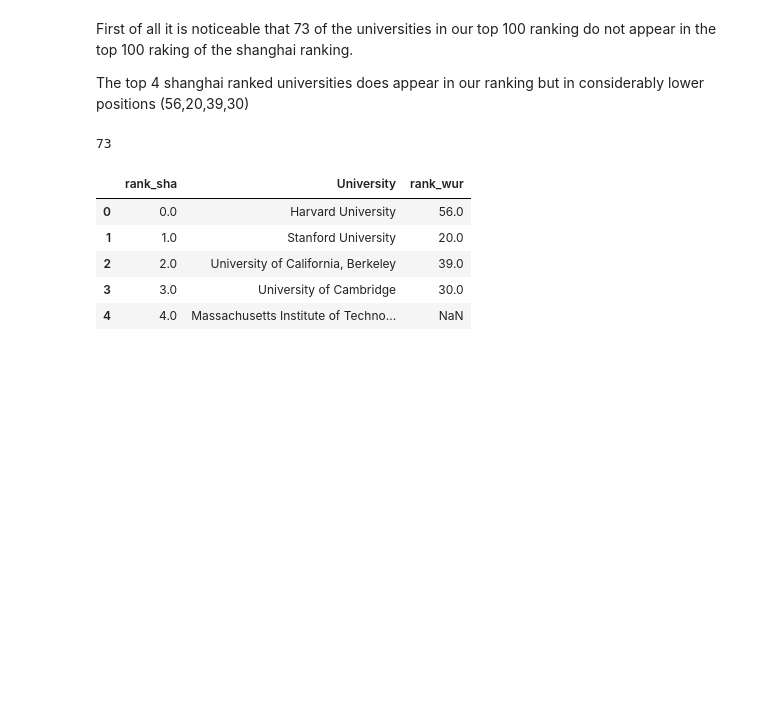
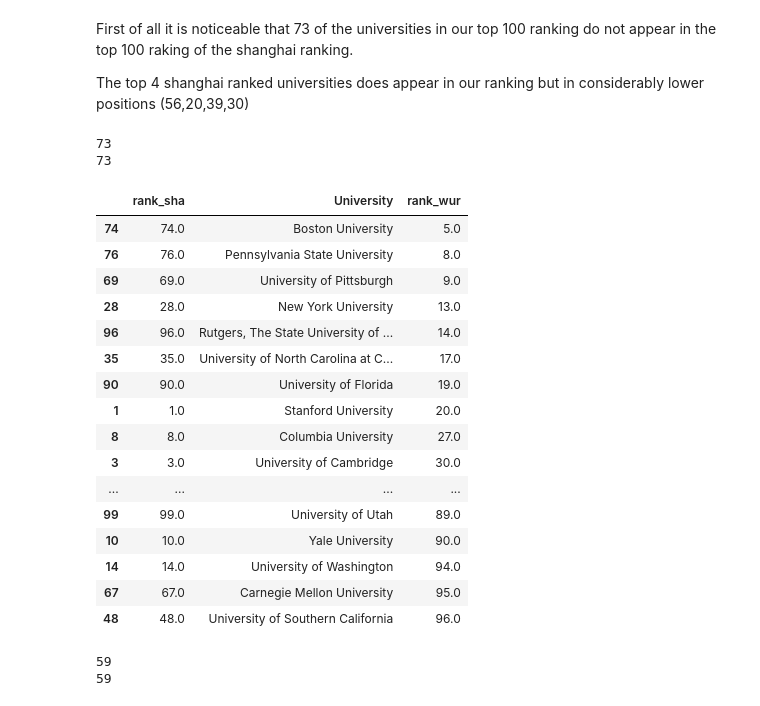
Before and after one commit to fearnleymartin/world-university-rankings, a Jupyter notebook: keywords/rankfalcon_exports/data_exploration.ipynb, the cells around one changed output. Cells and saved outputs as stored; diff of their text form; code cells hidden in the pictures; blank space fills up the shorter version.

Commit message:
shanghai comparison with unweighted ranking

```diff
--- a/keywords/rankfalcon_exports/data_exploration.ipynb
+++ b/keywords/rankfalcon_exports/data_exploration.ipynb
@@ -387,27 +387,40 @@ df_sha_rankings.loc[94, 'domain'] = 'www.leidenuniv.nl'
 df_sha_rankings.loc[96, 'domain'] = 'www.rutgers.edu'
 sha_wur_comp = pd.merge(df_sha_rankings, universities, left_on='domain', right_on='Website', how='left')[['rank_sha', 'University_x', 'University_y','domain', 'Website']]
 # %%
-sha_wur_comp = sha_wur_comp[['rank_sha', 'University_y']]
-sha_wur_comp.columns = ['rank_sha', 'University']
+sha_comp = sha_wur_comp[['rank_sha', 'University_y']]
+sha_comp.columns = ['rank_sha', 'University']
 # %%
 wur_rankings = pd.DataFrame(ranking_comp_table.sort_values('weighted_inv_rank')['weighted_inv_rank'].reset_index()[0:100])
 wur_rankings = wur_rankings[['University', 'weighted_inv_rank']]
 wur_rankings.columns = ['University', 'rank_wur']
-sha_wur_comp = pd.merge(sha_wur_comp, wur_rankings,how='outer')
+sha_wur_comp = pd.merge(sha_comp, wur_rankings,how='outer')
 # %% [markdown]
 First of all it is noticeable that 73 of the universities in our top 100 ranking do not appear in the top 100 raking of the shanghai ranking.
 
 The top 4 shanghai ranked universities does appear in our ranking but in considerably lower positions (56,20,39,30)
-# %%
-sha_wur_comp['rank_wur'].isnull().sum()
-# %% [output]
-73
-# %%
-sha_wur_comp.head()
-# %% [output]
-|  | rank_sha | University | rank_wur |
-| 0 | 0.0 | Harvard University | 56.0 |
-| 1 | 1.0 | Stanford University | 20.0 |
-| 2 | 2.0 | University of California, Berkeley | 39.0 |
-| 3 | 3.0 | University of Cambridge | 30.0 |
-| 4 | 4.0 | Massachusetts Institute of Techno... | NaN |
+# %%
+print(sha_wur_comp['rank_wur'].isnull().sum())
+print(sha_wur_comp['rank_sha'].isnull().sum())
+# %% [output]
+73
+73
+# %%
+sha_wur_comp.loc[np.where((sha_wur_comp['rank_sha'].notnull()) & (sha_wur_comp['rank_wur'].notnull()))].sort_values('rank_wur')
+# %% [output]
+|  | rank_sha | University | rank_wur |
+| 74 | 74.0 | Boston University | 5.0 |
+| 76 | 76.0 | Pennsylvania State University | 8.0 |
+| 69 | 69.0 | University of Pittsburgh | 9.0 |
+| 28 | 28.0 | New York University | 13.0 |
+| 96 | 96.0 | Rutgers, The State University of ... | 14.0 |
+| 35 | 35.0 | University of North Carolina at C... | 17.0 |
+| 90 | 90.0 | University of Florida | 19.0 |
+| 1 | 1.0 | Stanford University | 20.0 |
+| 8 | 8.0 | Columbia University | 27.0 |
+| 3 | 3.0 | University of Cambridge | 30.0 |
+| ... | ... | ... | ... |
+| 99 | 99.0 | University of Utah | 89.0 |
+| 10 | 10.0 | Yale University | 90.0 |
+| 14 | 14.0 | University of Washington | 94.0 |
+| 67 | 67.0 | Carnegie Mellon University | 95.0 |
+| 48 | 48.0 | University of Southern California | 96.0 |
@@ -413,0 +432,6 @@ sha_wur_comp.head()
+# %%
+print(sha_uwur_comp['rank_wur'].isnull().sum())
+print(sha_uwur_comp['rank_sha'].isnull().sum())
+# %% [output]
+59
+59
```
Also changed, not shown: parts of 2 cells of this notebook.
